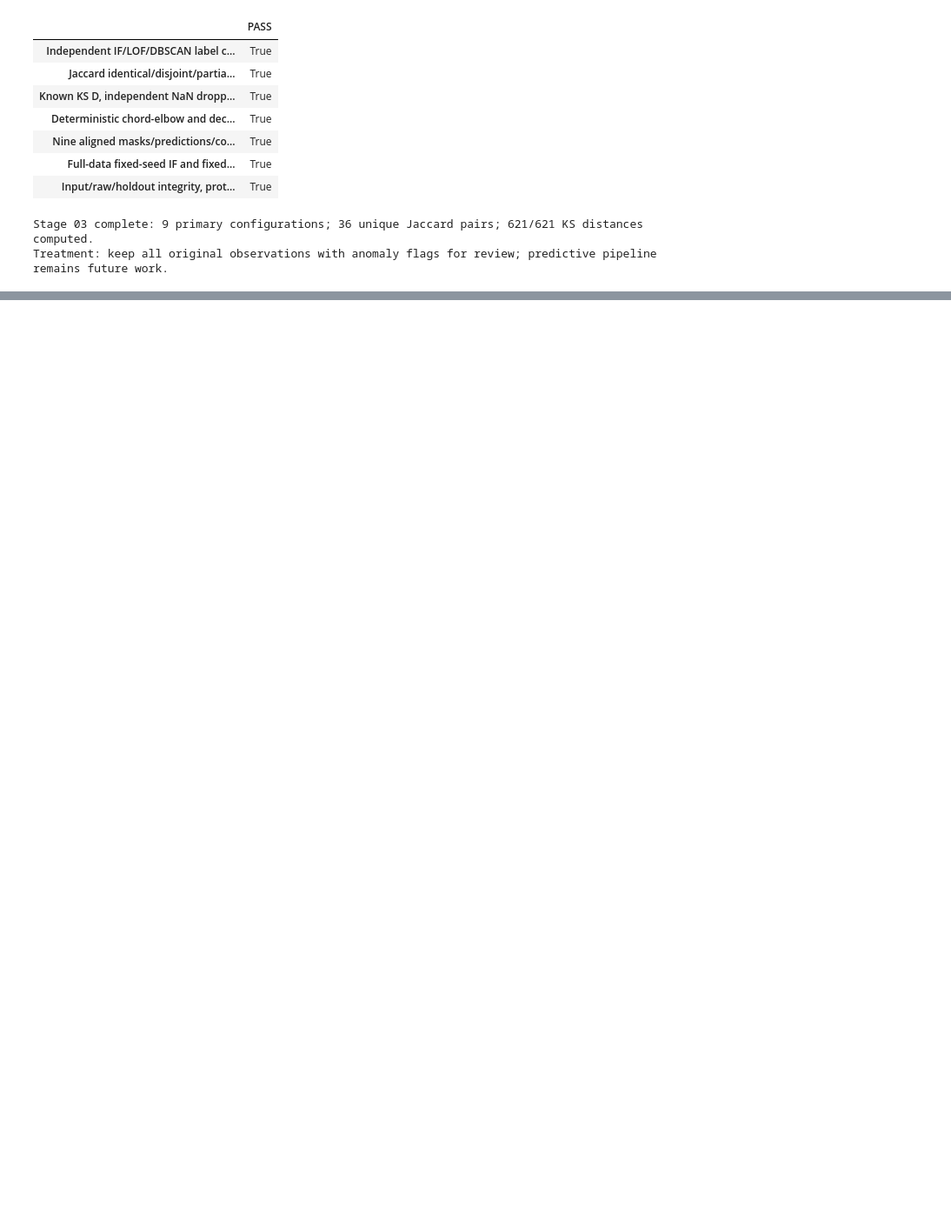
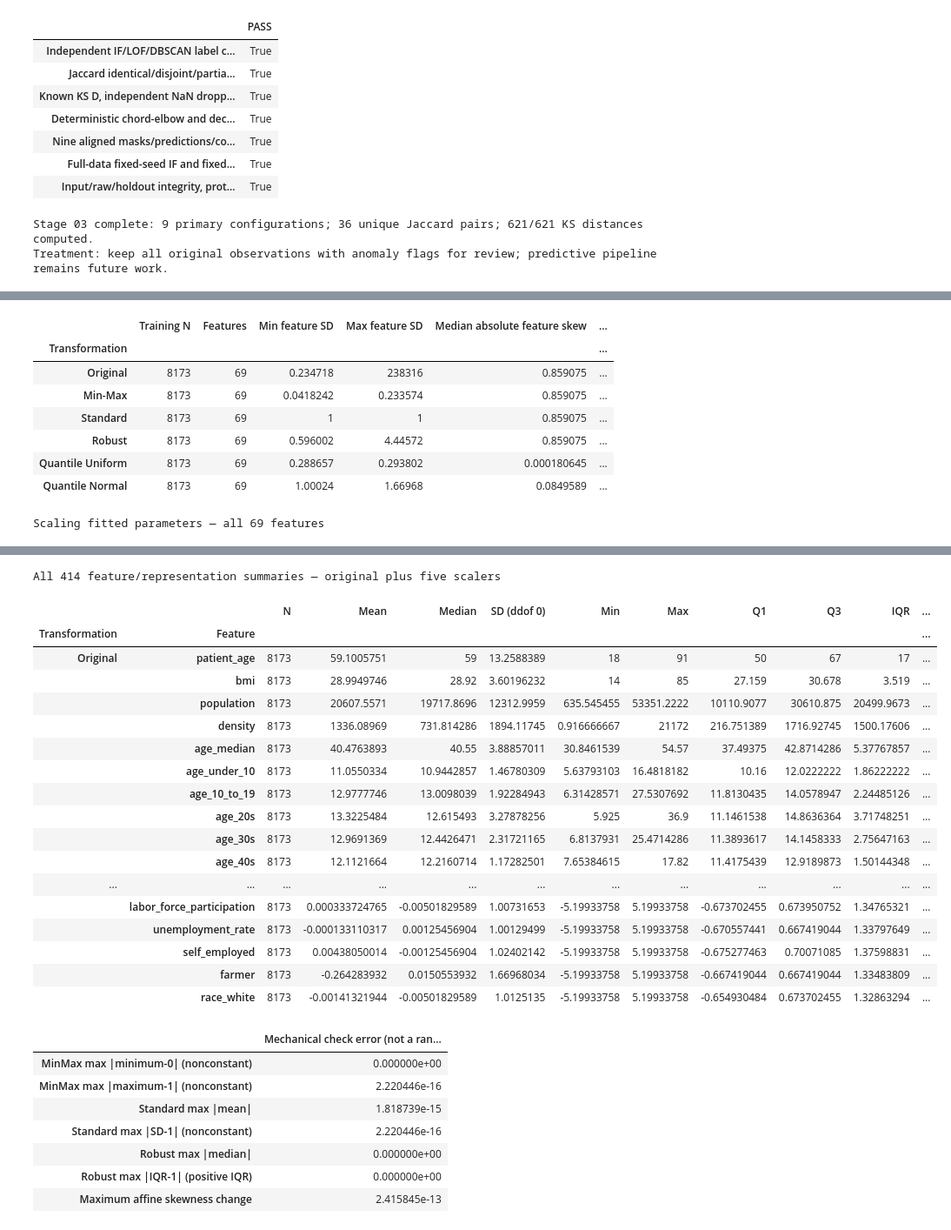
Before and after one commit to hungstupid/data-mining-preprocessing, a Jupyter notebook: book/tabular/02_preprocessing.ipynb, the cells around one changed output, grey strips where cells are left out. Shown at 87% size. Saved outputs shown, nothing was run; the diff lists cells and outputs as text; code cells hidden in the pictures; blank space fills up the shorter version.

```diff
--- a/book/tabular/02_preprocessing.ipynb
+++ b/book/tabular/02_preprocessing.ipynb
@@ -2652,0 +2969,45 @@ Treatment: keep all original observations with anomaly flags for review; predict
+# %%
+scaling_full_summary = pd.concat(scaling_summaries, names=["Transformation", "Feature"])
+scaling_fitted_parameters = pd.DataFrame({
+    "Train min": scaling_models["Min-Max"].data_min_, "Train max": scaling_models["Min-Max"].data_max_,
+    "MinMax data range": scaling_models["Min-Max"].data_range_, "MinMax multiplier": scaling_models["Min-Max"].scale_,
+    "MinMax offset": scaling_models["Min-Max"].min_, "Train mean": scaling_models["Standard"].mean_,
+    "Train variance ddof0": scaling_models["Standard"].var_, "Standard scale": scaling_models["Standard"].scale_,
+    "Train median": scaling_models["Robust"].center_, "Robust IQR scale": scaling_models["Robust"].scale_,
+    "Quantile knots N": SCALING_N_QUANTILES,
+    "Distinct quantile knots N": [len(np.unique(column)) for column in scaling_models["Quantile Uniform"].quantiles_.T],
+    "Uniform lower-bound N": scaling_frames["Quantile Uniform"].eq(0).sum(),
+    "Uniform upper-bound N": scaling_frames["Quantile Uniform"].eq(1).sum()},
+    index=pd.Index(outlier_features, name="Feature"))
+scaling_overview = pd.DataFrame([{
+    "Transformation": name, "Training N": len(train_index), "Features": len(outlier_features),
+    "Min feature SD": summary["SD (ddof 0)"].min(), "Max feature SD": summary["SD (ddof 0)"].max(),
+    "Median absolute feature skew": summary.Skewness.abs().median(),
+    "High |skew|>1 features": int(summary.Skewness.abs().gt(1).sum()),
+    "Finite features": int(summary.Finite.sum()), "Fit + transform (s)": scaling_runtime.get(name, np.nan)}
+    for name, summary in scaling_summaries.items()]).set_index("Transformation")
+display(HTML('<div style="overflow:auto">'+scaling_overview.to_html(float_format="{:.6g}".format, na_rep="reference")+'</div>'))
+for title, table in [("Scaling fitted parameters — all 69 features", scaling_fitted_parameters),
+                     ("All 414 feature/representation summaries — original plus five scalers", scaling_full_summary)]:
+    display(HTML('<details><summary>'+title+'</summary><div style="overflow:auto;max-height:32rem">'
+        +table.to_html(float_format="{:.9g}".format)+'</div></details>'))
+scaling_property_errors = pd.Series({
+    "MinMax max |minimum-0| (nonconstant)": scaling_frames["Min-Max"].min()[scaling_train.nunique().gt(1)].abs().max(),
+    "MinMax max |maximum-1| (nonconstant)": (scaling_frames["Min-Max"].max()[scaling_train.nunique().gt(1)]-1).abs().max(),
+    "Standard max |mean|": scaling_frames["Standard"].mean().abs().max(),
+    "Standard max |SD-1| (nonconstant)": (scaling_frames["Standard"].std(ddof=0)[scaling_train.nunique().gt(1)]-1).abs().max(),
+    "Robust max |median|": scaling_frames["Robust"].median().abs().max(),
+    "Robust max |IQR-1| (positive IQR)": (scaling_summaries["Robust"].IQR[scaling_summaries["Original"].IQR.gt(0)]-1).abs().max(),
+    "Maximum affine skewness change": max((scaling_summaries[name].Skewness-scaling_summaries["Original"].Skewness).abs().max()
+                                          for name in ["Min-Max", "Standard", "Robust"])})
+display(scaling_property_errors.to_frame("Mechanical check error (not a ranking)"))
+# %% [output]
+|  | Training N | Features | Min feature SD | Max feature SD | Median absolute feature skew | ... |
+| Transformation |  |  |  |  |  | ... |
+| Original | 8173 | 69 | 0.234718 | 238316 | 0.859075 | ... |
+| Min-Max | 8173 | 69 | 0.0418242 | 0.233574 | 0.859075 | ... |
+| Standard | 8173 | 69 | 1 | 1 | 0.859075 | ... |
+| Robust | 8173 | 69 | 0.596002 | 4.44572 | 0.859075 | ... |
+| Quantile Uniform | 8173 | 69 | 0.288657 | 0.293802 | 0.000180645 | ... |
+| Quantile Normal | 8173 | 69 | 1.00024 | 1.66968 | 0.0849589 | ... |
+Scaling fitted parameters — all 69 features
@@ -2652,0 +3032,27 @@ Treatment: keep all original observations with anomaly flags for review; predict
+All 414 feature/representation summaries — original plus five scalers
+|  |  | N | Mean | Median | SD (ddof 0) | Min | Max | Q1 | Q3 | IQR | ... |
+| Transformation | Feature |  |  |  |  |  |  |  |  |  | ... |
+| Original | patient_age | 8173 | 59.1005751 | 59 | 13.2588389 | 18 | 91 | 50 | 67 | 17 | ... |
+|  | bmi | 8173 | 28.9949746 | 28.92 | 3.60196232 | 14 | 85 | 27.159 | 30.678 | 3.519 | ... |
+|  | population | 8173 | 20607.5571 | 19717.8696 | 12312.9959 | 635.545455 | 53351.2222 | 10110.9077 | 30610.875 | 20499.9673 | ... |
+|  | density | 8173 | 1336.08969 | 731.814286 | 1894.11745 | 0.916666667 | 21172 | 216.751389 | 1716.92745 | 1500.17606 | ... |
+|  | age_median | 8173 | 40.4763893 | 40.55 | 3.88857011 | 30.8461539 | 54.57 | 37.49375 | 42.8714286 | 5.37767857 | ... |
+|  | age_under_10 | 8173 | 11.0550334 | 10.9442857 | 1.46780309 | 5.63793103 | 16.4818182 | 10.16 | 12.0222222 | 1.86222222 | ... |
+|  | age_10_to_19 | 8173 | 12.9777746 | 13.0098039 | 1.92284943 | 6.31428571 | 27.5307692 | 11.8130435 | 14.0578947 | 2.24485126 | ... |
+|  | age_20s | 8173 | 13.3225484 | 12.615493 | 3.27878256 | 5.925 | 36.9 | 11.1461538 | 14.8636364 | 3.71748251 | ... |
+|  | age_30s | 8173 | 12.9691369 | 12.4426471 | 2.31721165 | 6.8137931 | 25.4714286 | 11.3893617 | 14.1458333 | 2.75647163 | ... |
+|  | age_40s | 8173 | 12.1121664 | 12.2160714 | 1.17282501 | 7.65384615 | 17.82 | 11.4175439 | 12.9189873 | 1.50144348 | ... |
+| ... | ... | ... | ... | ... | ... | ... | ... | ... | ... | ... | ... |
+|  | labor_force_participation | 8173 | 0.000333724765 | -0.00501829589 | 1.00731653 | -5.19933758 | 5.19933758 | -0.673702455 | 0.673950752 | 1.34765321 | ... |
+|  | unemployment_rate | 8173 | -0.000133110317 | 0.00125456904 | 1.00129499 | -5.19933758 | 5.19933758 | -0.670557441 | 0.667419044 | 1.33797649 | ... |
+|  | self_employed | 8173 | 0.00438050014 | -0.00125456904 | 1.02402142 | -5.19933758 | 5.19933758 | -0.675277463 | 0.70071085 | 1.37598831 | ... |
+|  | farmer | 8173 | -0.264283932 | 0.0150553932 | 1.66968034 | -5.19933758 | 5.19933758 | -0.667419044 | 0.667419044 | 1.33483809 | ... |
+|  | race_white | 8173 | -0.00141321944 | -0.00501829589 | 1.0125135 | -5.19933758 | 5.19933758 | -0.654930484 | 0.673702455 | 1.32863294 | ... |
+|  | Mechanical check error (not a ran... |
+| MinMax max |minimum-0| (nonconstant) | 0.000000e+00 |
+| MinMax max |maximum-1| (nonconstant) | 2.220446e-16 |
+| Standard max |mean| | 1.818739e-15 |
+| Standard max |SD-1| (nonconstant) | 2.220446e-16 |
+| Robust max |median| | 0.000000e+00 |
+| Robust max |IQR-1| (positive IQR) | 0.000000e+00 |
+| Maximum affine skewness change | 2.415845e-13 |
```
Also changed, not shown: parts of 38 cells of this notebook, 4 other files.
